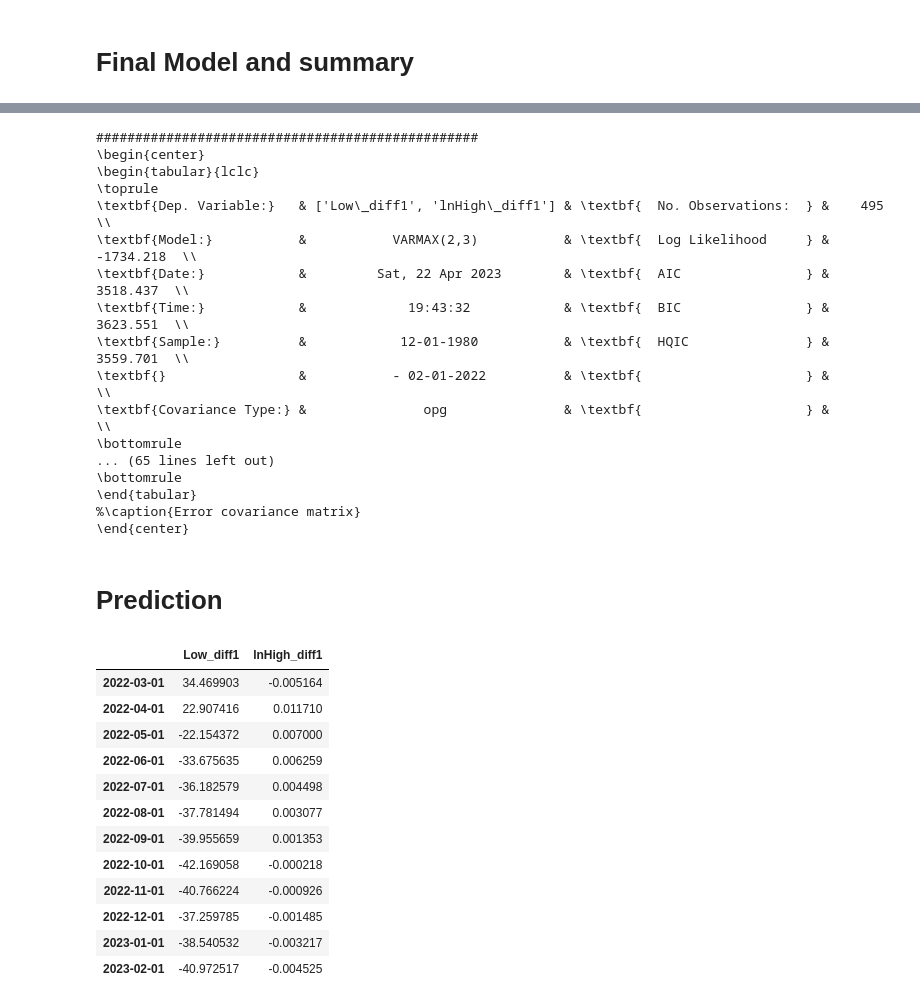
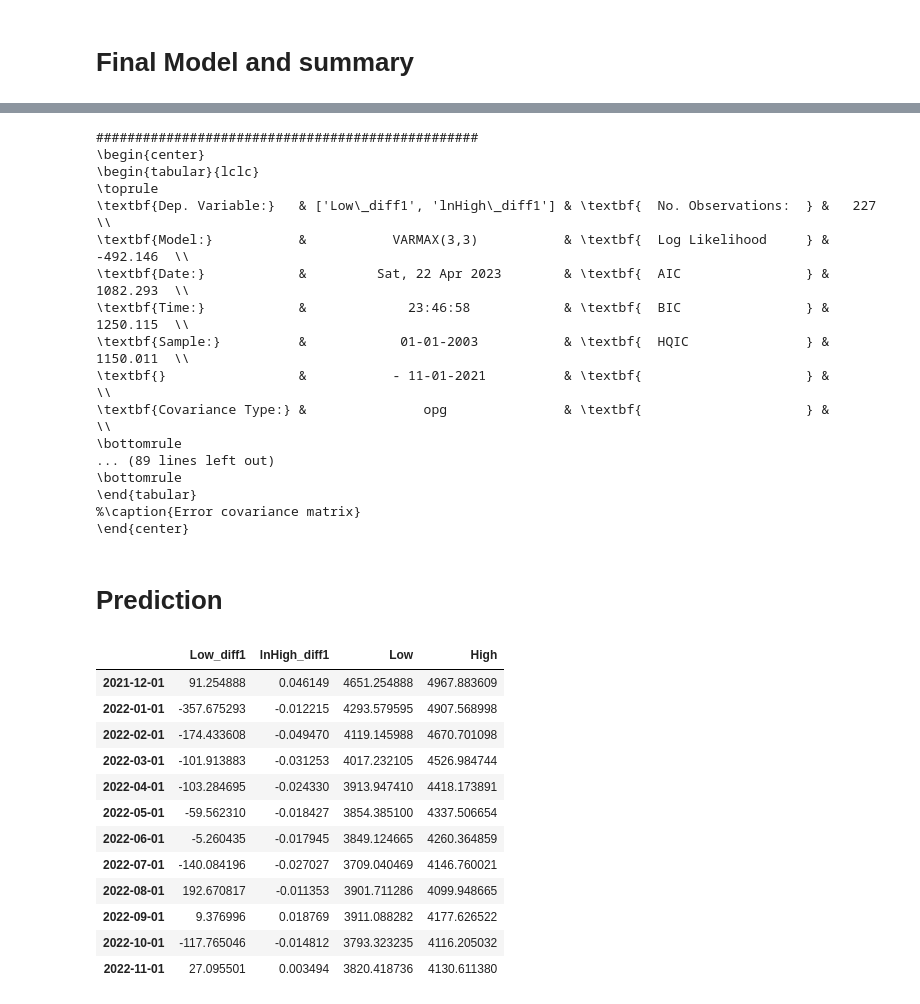
Before and after one commit to jtbandurski/WEC2023, a Jupyter notebook: VARMAX_extended_monthly.ipynb, the cells around one changed output, grey strips where cells are left out. Drawn from its saved outputs; the diff is of its cells as text; code cells hidden in the pictures.

```diff
--- a/VARMAX_extended_monthly.ipynb
+++ b/VARMAX_extended_monthly.ipynb
@@ -19,6 +19,10 @@ monthly_M2_SP['Date'] =  pd.to_datetime(monthly_M2_SP['Date'], format='%Y-%m-%d'
 sp500['Date'] =  pd.to_datetime(sp500['Date'], format='%Y-%m-%d')
 monthly_M2_SP = monthly_M2_SP.merge(sp500, on='Date')
 monthly_M2_SP.set_index('Date', inplace=True)
+monthly_M2_SP.to_csv('./data/extended_data_monthly.csv')
+monthly_M2_SP.drop(['Open','Close','Volume'],axis=1,inplace=True)
+FEATURES = ['CPI', 'E INFL', 'GDP growth', 'retail food services', 'PPI',
+       'Risk Premium', 'QE', 'Real interest rate', 'unemployment', 'oil', 'M2NS']
 monthly_M2_SP.head()
 # %% [output]
 |  | CPI | E INFL | GDP growth | retail food services | PPI | Risk Premium | QE | ... |
@@ -498,2 +471,21 @@ M2 series should be converted to difference of logarithms in order to achieve st
+# %%
+FEATURES.append('lnM2NS_diff1')
+monthly_M2_SP.dropna(inplace=True)
+X_train = monthly_M2_SP[FEATURES][:-12]
+X_train.drop('M2NS',axis=1,inplace=True)
+X_train = (X_train-X_train.mean())/X_train.std()
+y_train = monthly_M2_SP[['Low_diff1','lnHigh_diff1']][:-12]
+y_train = (y_train-y_train.mean())/y_train.std()
+X_test = monthly_M2_SP[FEATURES][-12:]
+X_test.drop('M2NS',axis=1,inplace=True)
+X_test = (X_test-X_test.mean())/X_test.std()
+y_test = monthly_M2_SP[['Low_diff1','lnHigh_diff1']][-12:]
+# save mean and std to recover plots later
+mL = y_test['Low_diff1'].mean()
+sL = y_test['Low_diff1'].std()
+y_test['Low_diff1'] = (y_test['Low_diff1']-mL)/sL
+mH = y_test['lnHigh_diff1'].mean()
+sH = y_test['lnHigh_diff1'].std()
+y_test['lnHigh_diff1'] = (y_test['lnHigh_diff1']-mH)/sH
 # %% [markdown]
 # VARMAX
@@ -575,8 +563,8 @@ Basing on AIC we choose p=2 and q=3
 # %%
-mod = sm.tsa.VARMAX(endog=monthly_M2_SP[['Low_diff1','lnHigh_diff1']][:-12],\
-                                        exog=monthly_M2_SP['lnM2NS_diff1'][:-12],
-                                        trend='n',
-                                        order=(2,3))
+mod = sm.tsa.VARMAX(endog=y_train,
+                            exog=X_train,
+                            trend='n',
+                            order=(3,3))
 
 results = mod.fit(maxiter=10000)
 print(results.summary())
@@ -607,15 +595,15 @@ for table in results.summary().tables:
 \begin{center}
 \begin{tabular}{lclc}
 \toprule
-\textbf{Dep. Variable:}   & ['Low\_diff1', 'lnHigh\_diff1'] & \textbf{  No. Observations:  } &    495     \\
-\textbf{Model:}           &           VARMAX(2,3)           & \textbf{  Log Likelihood     } & -1734.218  \\
-\textbf{Date:}            &         Sat, 22 Apr 2023        & \textbf{  AIC                } &  3518.437  \\
-\textbf{Time:}            &             19:43:32            & \textbf{  BIC                } &  3623.551  \\
-\textbf{Sample:}          &            12-01-1980           & \textbf{  HQIC               } &  3559.701  \\
-\textbf{}                 &           - 02-01-2022          & \textbf{                     } &            \\
-\textbf{Covariance Type:} &               opg               & \textbf{                     } &            \\
+\textbf{Dep. Variable:}   & ['Low\_diff1', 'lnHigh\_diff1'] & \textbf{  No. Observations:  } &   227     \\
+\textbf{Model:}           &           VARMAX(3,3)           & \textbf{  Log Likelihood     } & -492.146  \\
+\textbf{Date:}            &         Sat, 22 Apr 2023        & \textbf{  AIC                } & 1082.293  \\
+\textbf{Time:}            &             23:46:58            & \textbf{  BIC                } & 1250.115  \\
+\textbf{Sample:}          &            01-01-2003           & \textbf{  HQIC               } & 1150.011  \\
+\textbf{}                 &           - 11-01-2021          & \textbf{                     } &           \\
+\textbf{Covariance Type:} &               opg               & \textbf{                     } &           \\
 \bottomrule
-... (65 lines left out)
+... (89 lines left out)
 \bottomrule
 \end{tabular}
 %\caption{Error covariance matrix}
@@ -623,24 +611,28 @@ for table in results.summary().tables:
 # %% [markdown]
 # Prediction
 # %%
-frcst = results.forecast(steps=12, exog=monthly_M2_SP['lnM2NS_diff1'][-12:])
+frcst = results.forecast(steps=12, exog=X_test)
+# reverse standarisation
+frcst['Low_diff1'] = frcst['Low_diff1'] * sL + mL
+frcst['lnHigh_diff1'] = frcst['lnHigh_diff1'] * sH + mH
+
 frcst['Low'] = monthly_M2_SP['Low'][-13] + np.cumsum(frcst['Low_diff1'])
 frcst['High'] = np.exp(monthly_M2_SP["lnHigh"][-13] + np.cumsum(frcst['lnHigh_diff1']))
 frcst
 # %% [output]
-|  | Low_diff1 | lnHigh_diff1 |
-| 2022-03-01 | 34.469903 | -0.005164 |
-| 2022-04-01 | 22.907416 | 0.011710 |
-| 2022-05-01 | -22.154372 | 0.007000 |
-| 2022-06-01 | -33.675635 | 0.006259 |
-| 2022-07-01 | -36.182579 | 0.004498 |
-| 2022-08-01 | -37.781494 | 0.003077 |
-| 2022-09-01 | -39.955659 | 0.001353 |
-| 2022-10-01 | -42.169058 | -0.000218 |
-| 2022-11-01 | -40.766224 | -0.000926 |
-| 2022-12-01 | -37.259785 | -0.001485 |
-| 2023-01-01 | -38.540532 | -0.003217 |
-| 2023-02-01 | -40.972517 | -0.004525 |
+|  | Low_diff1 | lnHigh_diff1 | Low | High |
+| 2021-12-01 | 91.254888 | 0.046149 | 4651.254888 | 4967.883609 |
+| 2022-01-01 | -357.675293 | -0.012215 | 4293.579595 | 4907.568998 |
+| 2022-02-01 | -174.433608 | -0.049470 | 4119.145988 | 4670.701098 |
+| 2022-03-01 | -101.913883 | -0.031253 | 4017.232105 | 4526.984744 |
+| 2022-04-01 | -103.284695 | -0.024330 | 3913.947410 | 4418.173891 |
+| 2022-05-01 | -59.562310 | -0.018427 | 3854.385100 | 4337.506654 |
+| 2022-06-01 | -5.260435 | -0.017945 | 3849.124665 | 4260.364859 |
+| 2022-07-01 | -140.084196 | -0.027027 | 3709.040469 | 4146.760021 |
+| 2022-08-01 | 192.670817 | -0.011353 | 3901.711286 | 4099.948665 |
+| 2022-09-01 | 9.376996 | 0.018769 | 3911.088282 | 4177.626522 |
+| 2022-10-01 | -117.765046 | -0.014812 | 3793.323235 | 4116.205032 |
+| 2022-11-01 | 27.095501 | 0.003494 | 3820.418736 | 4130.611380 |
 # %%
 fig, ax = plt.subplots()
 ax.plot(frcst['Low'], "b", label="F Low")
```
Also changed, not shown: parts of 25 cells of this notebook, 1 other file.
